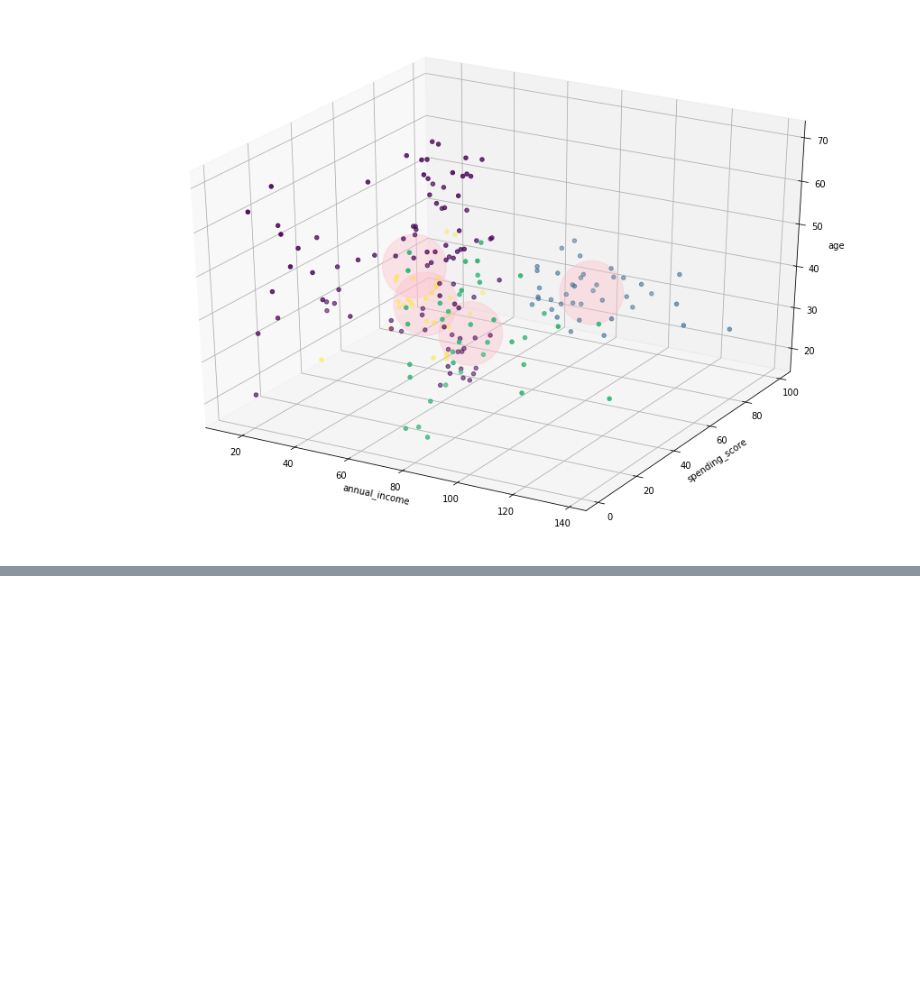
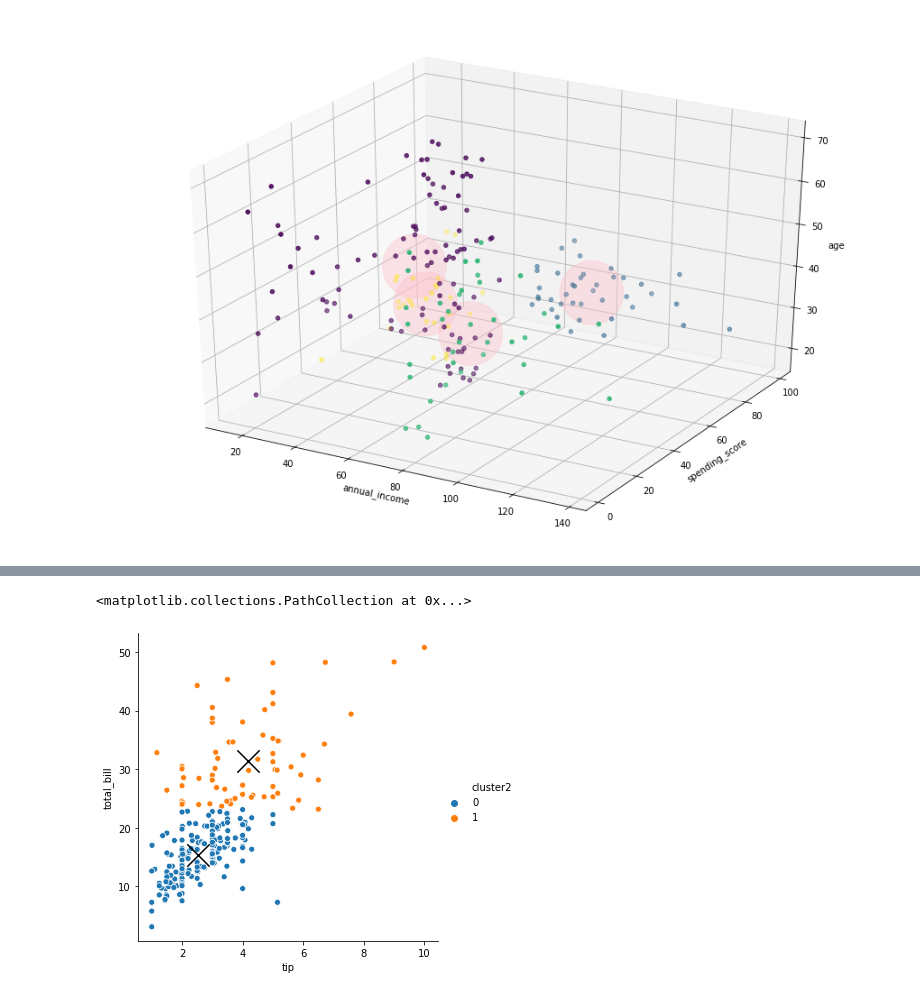
Before and after one commit to Jacqueline-A-Shay/ds-methodologies-exercises, a Jupyter notebook: clustering/model.ipynb, the cells around one changed output, grey strips where cells are left out. Saved outputs shown, nothing was run; the diff lists cells and outputs as text; code cells hidden in the pictures; blank space fills up the shorter version.

```diff
--- a/clustering/model.ipynb
+++ b/clustering/model.ipynb
@@ -280,0 +357,5 @@ Use the resulting clusters to explore your dataset. What is the average party si
+# %%
+kmeans = KMeans(n_clusters=2).fit(df_tip[input_features])
+
+df_tip['cluster2'] = kmeans.labels_
+df_tip.head()
@@ -280,0 +369,6 @@ Use the resulting clusters to explore your dataset. What is the average party si
+# %%
+sns.relplot(data=df_tip, y='total_bill', x='tip', hue='cluster2')
+plt.scatter(x=kmeans.cluster_centers_[:, 0], y=kmeans.cluster_centers_[:, 1], marker='x', s=500, c='black')
+# %% [output]
+<matplotlib.collections.PathCollection at 0x...>
+[figure, added]
```
Also changed, not shown: parts of 18 cells of this notebook.
